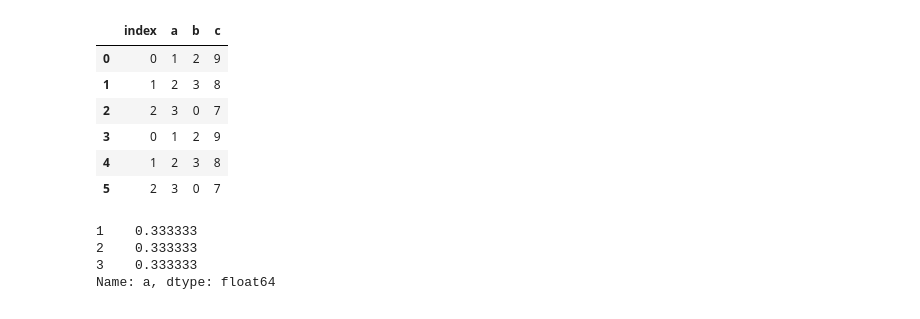
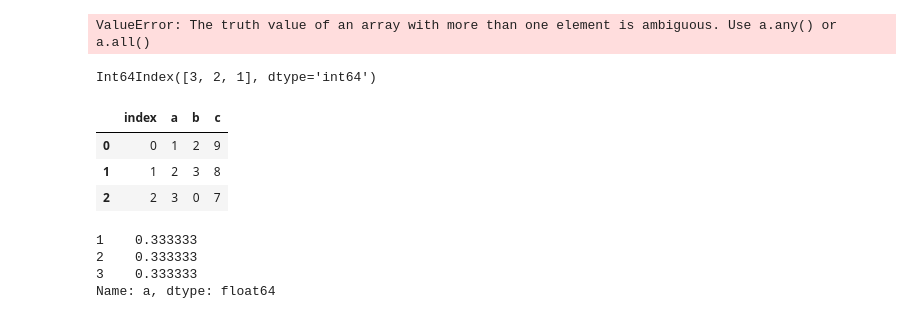
Before and after one commit to weakai/kaggle, a Jupyter notebook: 实战笔记/test.ipynb, the cells around one changed output. Drawn from its saved outputs; the diff is of its cells as text; code cells hidden in the pictures.

```diff
--- a/实战笔记/test.ipynb
+++ b/实战笔记/test.ipynb
@@ -3,7 +3,5 @@ import pandas as pd
 import numpy as np
 from scipy.sparse import hstack
 # %%
-df = pd.DataFrame({'a': [1, 2, 3], 'b':[2,3,0]})
-arr = np.array([9,8,7])
-df['c'] = arr
-df2 = df.copy()
+df = pd.DataFrame({'a': [1, 2, 3], 'b':[2,3,0]}, index = ['a', 'b', 'c'])
+df
@@ -20,13 +13,18 @@ pd.concat([df, df2], axis=0).reset_index()
+# %%
+df.reset_index(df.index)
+# %% [output]
+ValueError: The truth value of an array with more than one element is ambiguous. Use a.any() or a.all()
+# %%
+pd.Index([3,2,1])
+# %% [output]
+Int64Index([3, 2, 1], dtype='int64')
 # %%
-df.append(df2).reset_index()
+df.reset_index()
 # %% [output]
 |  | index | a | b | c |
 | 0 | 0 | 1 | 2 | 9 |
 | 1 | 1 | 2 | 3 | 8 |
 | 2 | 2 | 3 | 0 | 7 |
-| 3 | 0 | 1 | 2 | 9 |
-| 4 | 1 | 2 | 3 | 8 |
-| 5 | 2 | 3 | 0 | 7 |
 # %%
 df['a'].value_counts(normalize=True)
 # %% [output]
```
Also changed, not shown: parts of 2 cells of this notebook, 10 other files.
